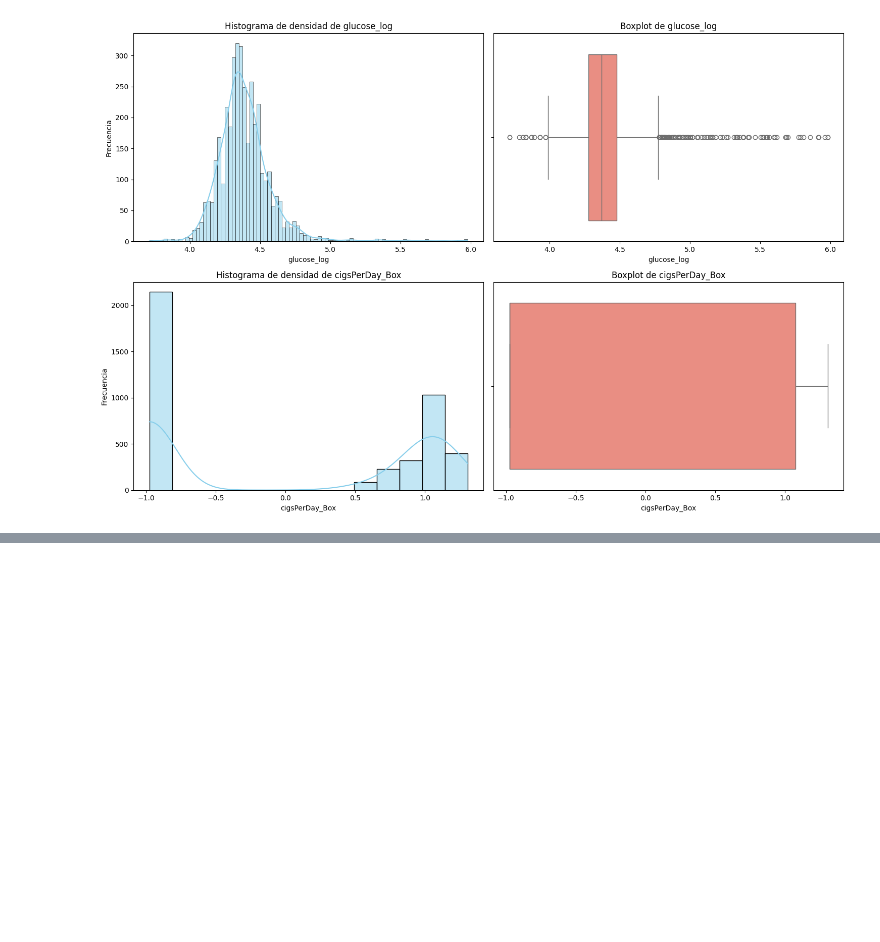
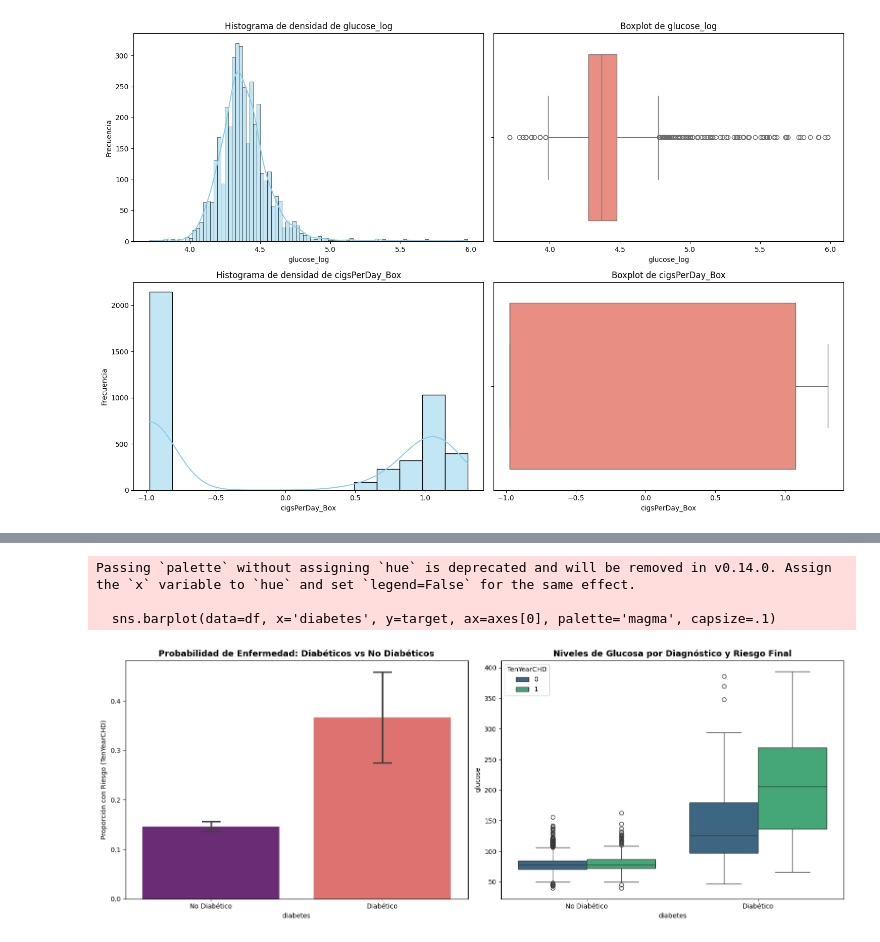
Before and after one commit to alejandrofanye/trabajo_individual_health_lifestyle_alejandrofan-yezhang, a Jupyter notebook: src/EDA.ipynb, the cells around one changed output, grey strips where cells are left out. Cells and saved outputs as stored; diff of their text form; code cells hidden in the pictures; blank space fills up the shorter version.

```diff
--- a/src/EDA.ipynb
+++ b/src/EDA.ipynb
@@ -290,0 +425,24 @@ Aqui verificamos dos cosas:
+# %%
+target = 'TenYearCHD'
+
+fig, axes = plt.subplots(1, 2, figsize=(16, 6))
+
+# Gráfico 1: Proporción de riesgo según diagnóstico de diabetes
+sns.barplot(data=df, x='diabetes', y=target, ax=axes[0], palette='magma', capsize=.1)
+axes[0].set_title('Probabilidad de Enfermedad: Diabéticos vs No Diabéticos', fontsize=13, fontweight='bold')
+axes[0].set_xticklabels(['No Diabético', 'Diabético'])
+axes[0].set_ylabel('Proporción con Riesgo (TenYearCHD)')
+
+# Gráfico 2: Glucosa vs Riesgo (Boxplot para ver la diferencia de niveles)
+sns.boxplot(data=df, x='diabetes', y='glucose', hue=target, ax=axes[1], palette='viridis')
+axes[1].set_title('Niveles de Glucosa por Diagnóstico y Riesgo Final', fontsize=13, fontweight='bold')
+axes[1].set_xticklabels(['No Diabético', 'Diabético'])
+
+
+plt.tight_layout()
+plt.show()
+# %% [output]
+Passing `palette` without assigning `hue` is deprecated and will be removed in v0.14.0. Assign the `x` variable to `hue` and set `legend=False` for the same effect.
+
+  sns.barplot(data=df, x='diabetes', y=target, ax=axes[0], palette='magma', capsize=.1)
+[figure, added]
```
Also changed, not shown: parts of 28 cells of this notebook.
